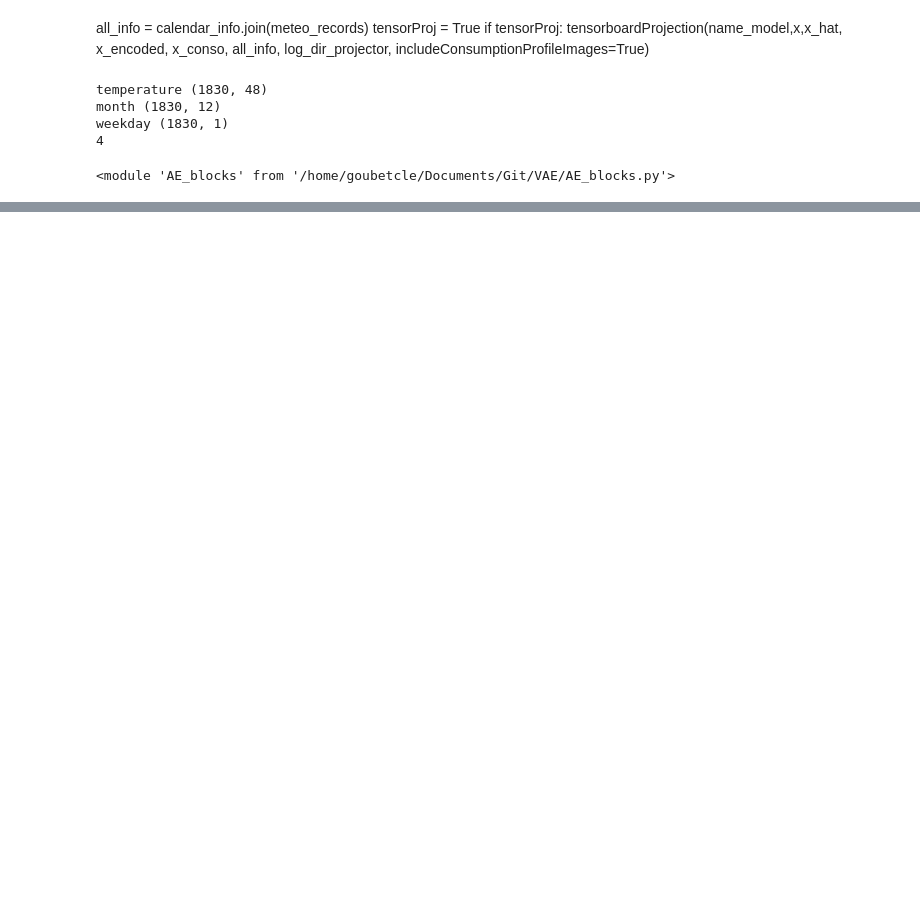
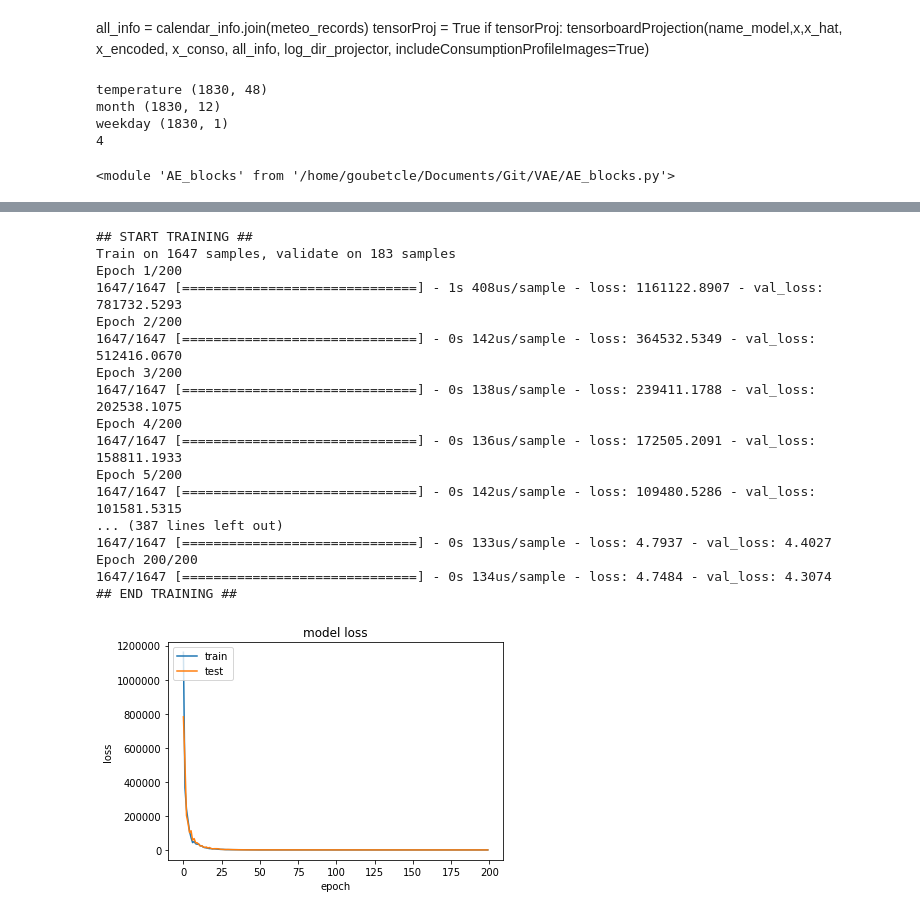
Before and after one commit to GoubetClem/VAE, a Jupyter notebook: Usecase_CVAE.ipynb, the cells around one changed output, grey strips where cells are left out. Saved outputs shown, nothing was run; the diff lists cells and outputs as text; code cells hidden in the pictures; blank space fills up the shorter version.

Commit message:
Mutualinfo loss changes

```diff
--- a/Usecase_CVAE.ipynb
+++ b/Usecase_CVAE.ipynb
@@ -648,0 +537,23 @@ Mutual Information Gap : 0.22
+# %%
+#root git folder
+name_model="cvae_mutualinfo"
+vae_params = VAE_params(name=name_model, out_dir = log_dir_model)
+
+vae_params.set_model_params()
+vae_params.set_training_params()
+
+
+vae_params.model_params.encoder_dims = e_dims
+vae_params.model_params.decoder_dims = d_dims
+vae_params.model_params.cond_dims = cond_to_emb
+vae_params.model_params.with_embedding = True
+vae_params.model_params.emb_dims = [[36,22,10],[12,4],[],6]
+vae_params.model_params.nb_encoder_ensemble = 1
+
+
+loss_weights = {"recon_loss" : 1, "kl_loss" : 0.3, "info_loss":66}
+
+vae_loss = loss_class.VAELoss(loss_weights = loss_weights, custom_loss=None)
+vae_params.training_params.loss = vae_loss
+vae_params.training_params.lr = 1e-5
+vae_params.training_params.log_prior_sigma = [-2.,-1.,0.,1.]
@@ -648,0 +578,3 @@ Mutual Information Gap : 0.22
+# %%
+mi_cvae=CVAE(vae_params)
+mi_cvae.VAE_params.__dict__
@@ -648,0 +606,8 @@ Mutual Information Gap : 0.22
+# %%
+epochs=200
+# %%
+from tensorflow.keras.callbacks import EarlyStopping
+earl_stop = EarlyStopping(
+    monitor='val_loss', min_delta=0, patience=100, verbose=0, mode='auto',
+    baseline=None, restore_best_weights=True
+)
@@ -648,0 +634,22 @@ Mutual Information Gap : 0.22
+# %%
+mi_cvae.train(dataset_emb['train']['x'], dataset['train']['y'], epochs= epochs, verbose=1,
+              batch_size=batch_size, callbacks=[earl_stop])
+# %% [output]
+## START TRAINING ##
+Train on 1647 samples, validate on 183 samples
+Epoch 1/200
+1647/1647 [==============================] - 1s 408us/sample - loss: 1161122.8907 - val_loss: 781732.5293
+Epoch 2/200
+1647/1647 [==============================] - 0s 142us/sample - loss: 364532.5349 - val_loss: 512416.0670
+Epoch 3/200
+1647/1647 [==============================] - 0s 138us/sample - loss: 239411.1788 - val_loss: 202538.1075
+Epoch 4/200
+1647/1647 [==============================] - 0s 136us/sample - loss: 172505.2091 - val_loss: 158811.1933
+Epoch 5/200
+1647/1647 [==============================] - 0s 142us/sample - loss: 109480.5286 - val_loss: 101581.5315
+... (387 lines left out)
+1647/1647 [==============================] - 0s 133us/sample - loss: 4.7937 - val_loss: 4.4027
+Epoch 200/200
+1647/1647 [==============================] - 0s 134us/sample - loss: 4.7484 - val_loss: 4.3074
+## END TRAINING ##
+[figure, added]
```
Also changed, not shown: parts of 39 cells of this notebook, 3 other files.
